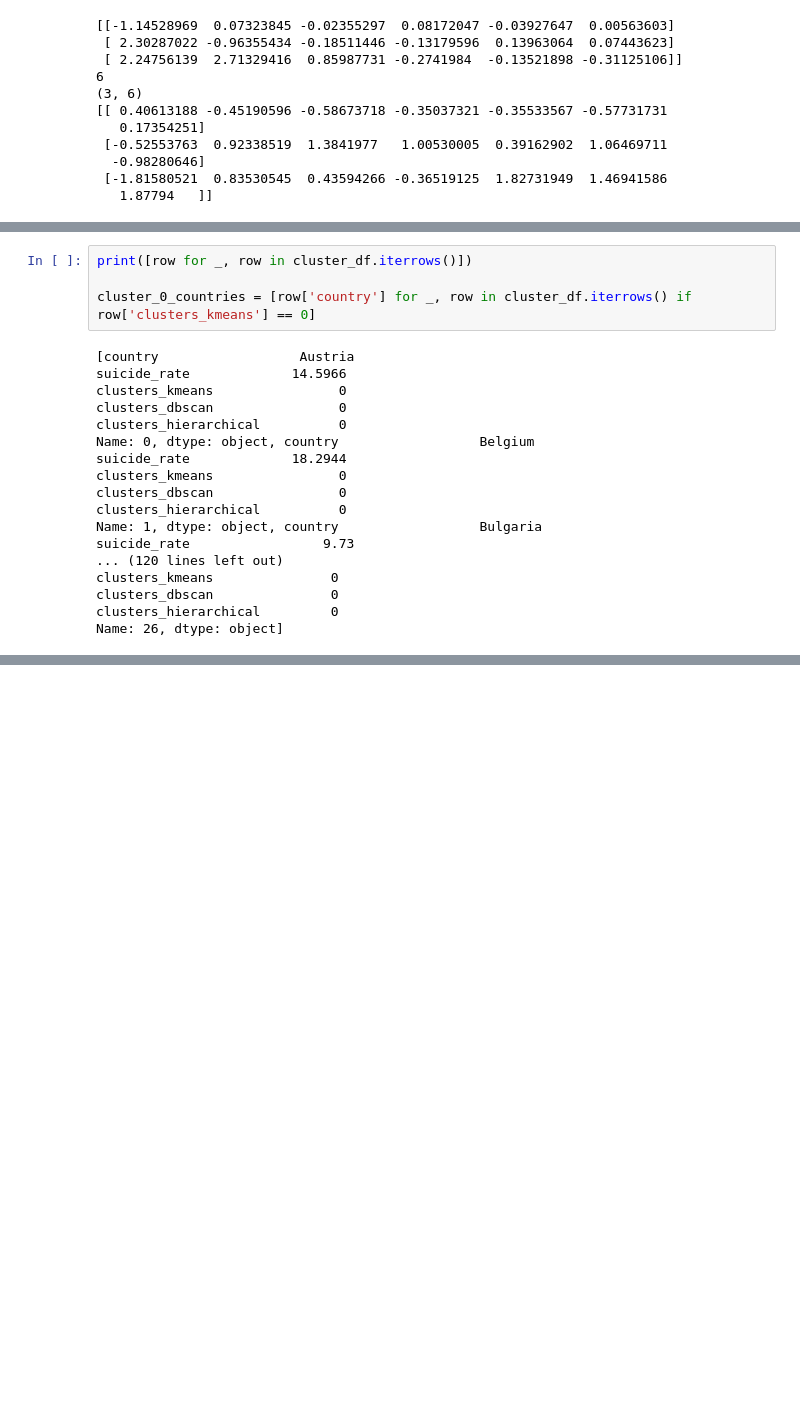
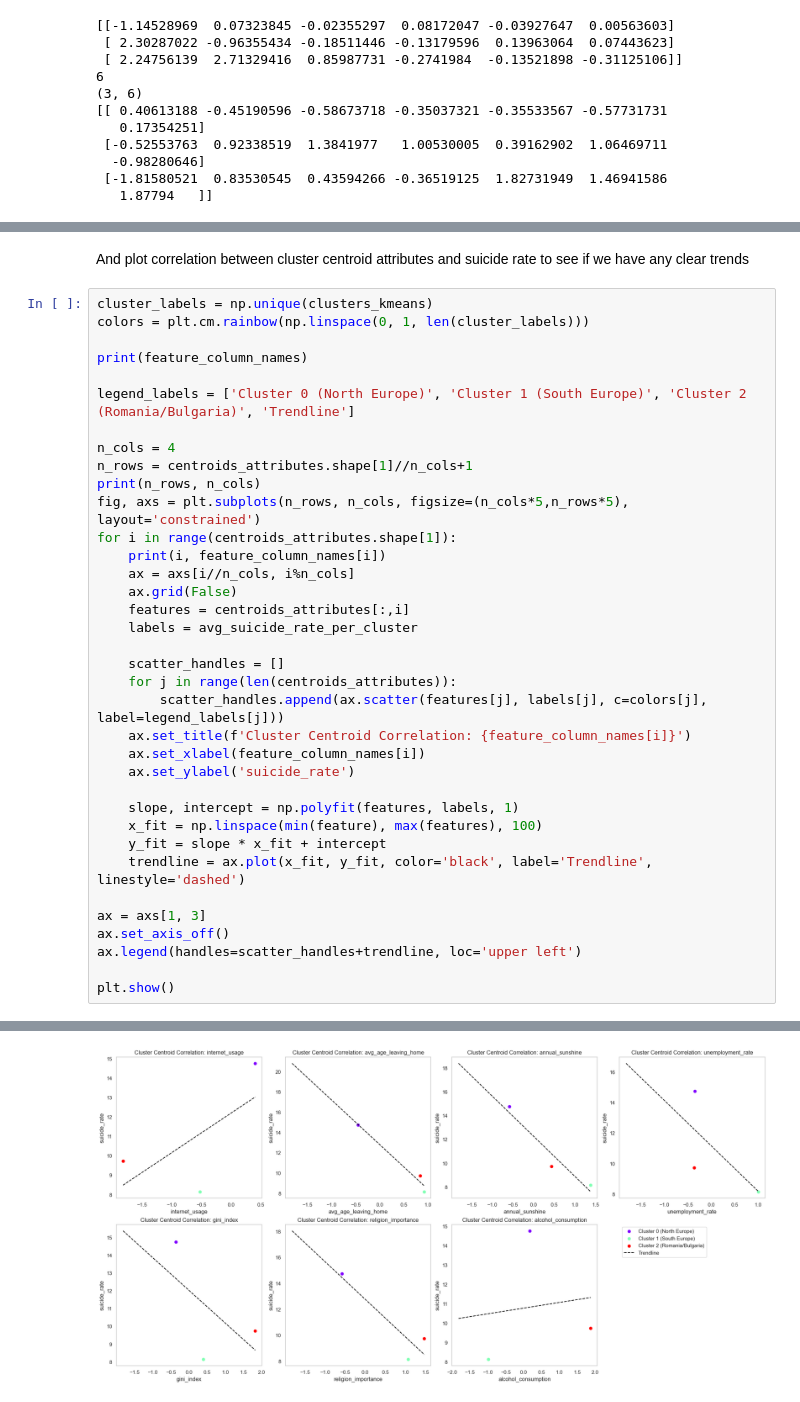
Before and after one commit to olofjardfelt/Project-Data-Mining-I, a Jupyter notebook: data_processing.ipynb, the cells around one changed output, grey strips where cells are left out. Drawn from its saved outputs; the diff is of its cells as text; blank space fills up the shorter version.

```diff
--- a/data_processing.ipynb
+++ b/data_processing.ipynb
@@ -574,22 +576,39 @@ internet_usage
-# %%
-print([row for _, row in cluster_df.iterrows()])
-
-cluster_0_countries = [row['country'] for _, row in cluster_df.iterrows() if row['clusters_kmeans'] == 0]
-# %% [output]
-[country                  Austria
-suicide_rate             14.5966
-clusters_kmeans                0
-clusters_dbscan                0
-clusters_hierarchical          0
-Name: 0, dtype: object, country                  Belgium
-suicide_rate             18.2944
-clusters_kmeans                0
-clusters_dbscan                0
-clusters_hierarchical          0
-Name: 1, dtype: object, country                  Bulgaria
-suicide_rate                 9.73
-... (120 lines left out)
-clusters_kmeans               0
-clusters_dbscan               0
-clusters_hierarchical         0
-Name: 26, dtype: object]
+# %% [markdown]
+And plot correlation between cluster centroid attributes and suicide rate to see if we have any clear trends
+# %%
+cluster_labels = np.unique(clusters_kmeans)
+colors = plt.cm.rainbow(np.linspace(0, 1, len(cluster_labels)))
+
+print(feature_column_names)
+
+legend_labels = ['Cluster 0 (North Europe)', 'Cluster 1 (South Europe)', 'Cluster 2 (Romania/Bulgaria)', 'Trendline']
+
+n_cols = 4
+n_rows = centroids_attributes.shape[1]//n_cols+1
+print(n_rows, n_cols)
+fig, axs = plt.subplots(n_rows, n_cols, figsize=(n_cols*5,n_rows*5), layout='constrained')
+for i in range(centroids_attributes.shape[1]):
+    print(i, feature_column_names[i])
+    ax = axs[i//n_cols, i%n_cols]
+    ax.grid(False)
+    features = centroids_attributes[:,i]
+    labels = avg_suicide_rate_per_cluster
+
+    scatter_handles = []
+    for j in range(len(centroids_attributes)):
+        scatter_handles.append(ax.scatter(features[j], labels[j], c=colors[j], label=legend_labels[j]))
+    ax.set_title(f'Cluster Centroid Correlation: {feature_column_names[i]}')
+    ax.set_xlabel(feature_column_names[i])
+    ax.set_ylabel('suicide_rate')
+
+    slope, intercept = np.polyfit(features, labels, 1)
+    x_fit = np.linspace(min(feature), max(features), 100)
+    y_fit = slope * x_fit + intercept
+    trendline = ax.plot(x_fit, y_fit, color='black', label='Trendline', linestyle='dashed')
+
+ax = axs[1, 3]
+ax.set_axis_off()
+ax.legend(handles=scatter_handles+trendline, loc='upper left')
+
+plt.show()
+# %% [output]
@@ -595,0 +624 @@ Name: 26, dtype: object]
+[figure, added]
```
Also changed, not shown: parts of 5 cells of this notebook, 1 other file.
